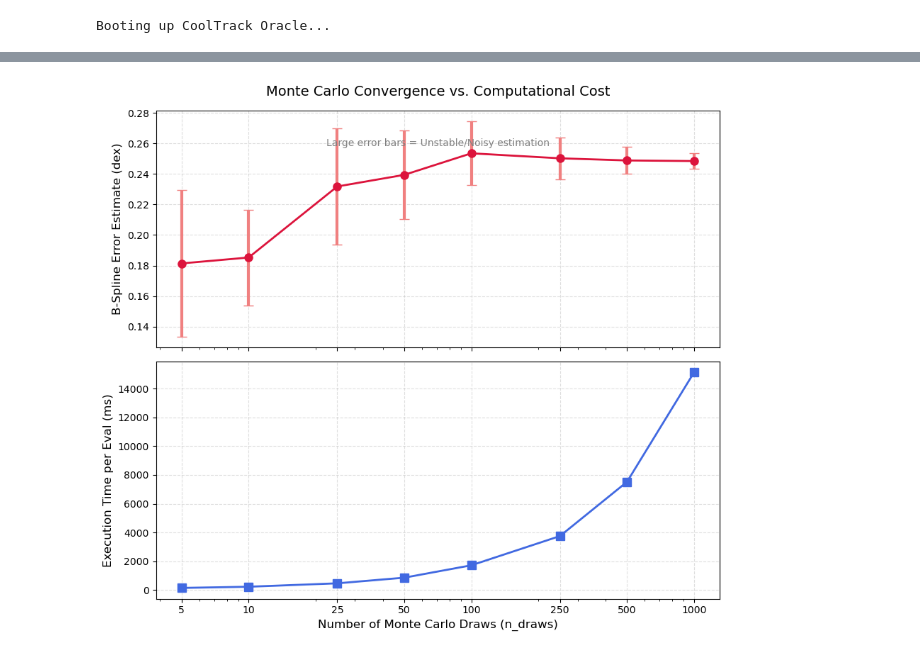
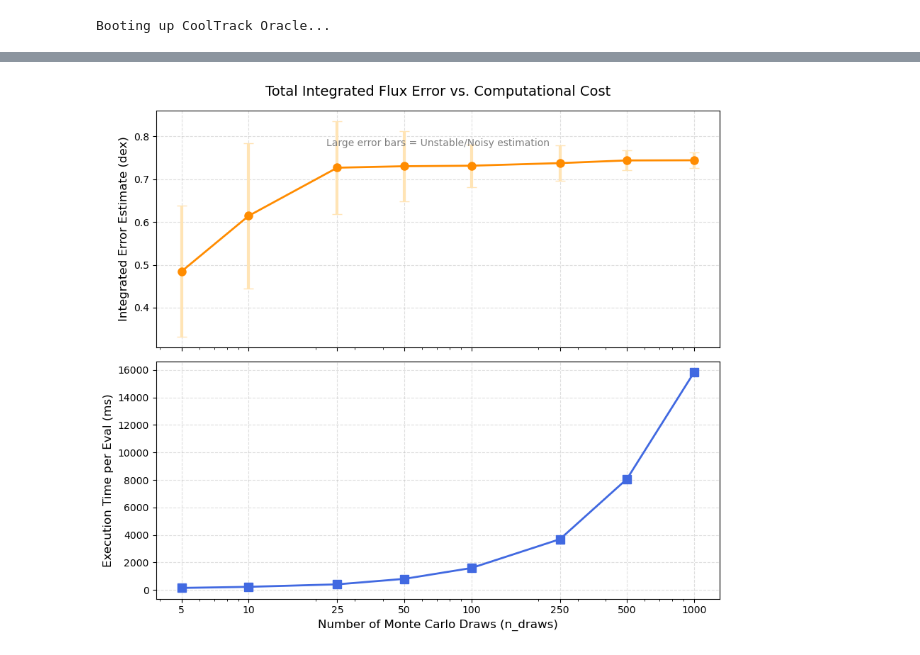
Before and after one commit to ChristianSWilkinson/cooltrack, a Jupyter notebook: notebooks/detection_maps.ipynb, the cells around one changed output, grey strips where cells are left out. Drawn from its saved outputs; the diff is of its cells as text; code cells hidden in the pictures.

```diff
--- a/notebooks/detection_maps.ipynb
+++ b/notebooks/detection_maps.ipynb
@@ -85,34 +105,48 @@ OBSERVED_BAND = 'log_Keck/NIRC2.J'
 # ==========================================
 # 2. Run the Convergence Experiment
 # ==========================================
-# The different amounts of Monte Carlo draws we want to test
 draw_counts = [5, 10, 25, 50, 100, 250, 500, 1000]
-n_trials = 20  # Run each setting 20 times to measure how much the error fluctuates
+n_trials = 20
 
 mean_errors = []
 std_of_errors = []
 avg_times_ms = []
 
-print(f"\nEvaluating stability across {n_trials} trials per setting...")
-print("-" * 65)
-print(f"{'n_draws':<10} | {'Estimated Error (dex)':<25} | {'Avg Time (ms)':<15}")
-print("-" * 65)
+print(f"\nEvaluating Integrated Flux stability across {n_trials} trials per setting...")
+print("-" * 68)
+print(f"{'n_draws':<10} | {'Integrated Error (dex)':<25} | {'Avg Time (ms)':<15}")
+print("-" * 68)
 
 for nd in draw_counts:
     trial_errors = []
     start_time = time.time()
 
-    # Run the Oracle 20 times to see if the error estimate is stable
     for _ in range(n_trials):
         results = oracle.predict(planet_params, TARGET_AGE_YR, n_draws=nd)
 
-        # Calculate the 1-sigma B-spline error for this run
-        upper = results.get(f"{OBSERVED_BAND}_upper", 0.0)
-        lower = results.get(f"{OBSERVED_BAND}_lower", 0.0)
+        # 1. Extract Surface Flux Bounds
+        f_up = results.get(f"{OBSERVED_BAND}_upper", np.nan)
+        f_low = results.get(f"{OBSERVED_BAND}_lower", np.nan)
 
-        # Avoid zero division if band is missing
-        if upper != 0.0 and lower != 0.0:
-            trial_errors.append((upper - lower) / 2.0)
+        # 2. Extract Radius Bounds
+        r_up = results.get("Req_Rj_upper", np.nan)
+        r_low = results.get("Req_Rj_lower", np.nan)
+
+        if not np.isnan(f_up) and not np.isnan(r_up):
+            # Calculate surface flux error
+            flux_err = (f_up - f_low) / 2.0
+
+            # Convert linear radius bounds to log10 space
+            log_r_up = np.log10(r_up)
+            log_r_low = np.log10(r_low)
+
+            # Calculate radius error and scale by 2 (because Area ~ R^2)
+            log_rad_err = (log_r_up - log_r_low) / 2.0
+            rad_contribution_err = 2.0 * log_rad_err
+
+            # Combine independent errors in quadrature
+            total_integrated_err = np.sqrt(flux_err**2 + rad_contribution_err**2)
+            trial_errors.append(total_integrated_err)
         else:
             trial_errors.append(0.0)
 
@@ -122,7 +156,7 @@ for nd in draw_counts:
 
     # Calculate statistics
     mean_err = np.mean(trial_errors)
-    std_err = np.std(trial_errors) # This is the "noise" in our error estimation
+    std_err = np.std(trial_errors)
 
     mean_errors.append(mean_err)
     std_of_errors.append(std_err)
@@ -138,13 +172,12 @@ std_of_errors = np.array(std_of_errors)
 
 fig, (ax1, ax2) = plt.subplots(2, 1, figsize=(9, 8), sharex=True)
 
-# --- Top Panel: Error Stability ---
-ax1.errorbar(draw_counts, mean_errors, yerr=std_of_errors, fmt='-o', color='crimson',
-             ecolor='lightcoral', elinewidth=3, capsize=5, lw=2, markersize=8)
-ax1.set_ylabel('B-Spline Error Estimate (dex)', fontsize=12)
-ax1.set_title('Monte Carlo Convergence vs. Computational Cost', fontsize=14, pad=15)
+# --- Top Panel: Total Error Stability ---
+ax1.errorbar(draw_counts, mean_errors, yerr=std_of_errors, fmt='-o', color='darkorange',
+             ecolor='moccasin', elinewidth=3, capsize=5, lw=2, markersize=8)
+ax1.set_ylabel('Integrated Error Estimate (dex)', fontsize=12)
+ax1.set_title('Total Integrated Flux Error vs. Computational Cost', fontsize=14, pad=15)
 ax1.grid(True, alpha=0.4, linestyle='--')
-# Annotate what the error bars mean
 ax1.text(0.5, 0.85, "Large error bars = Unstable/Noisy estimation",
          transform=ax1.transAxes, fontsize=10, color='gray', ha='center')
 
@@ -152,7 +185,7 @@ ax1.text(0.5, 0.85, "Large error bars = Unstable/Noisy estimation",
 ax2.plot(draw_counts, avg_times_ms, '-s', color='royalblue', lw=2, markersize=8)
 ax2.set_ylabel('Execution Time per Eval (ms)', fontsize=12)
 ax2.set_xlabel('Number of Monte Carlo Draws (n_draws)', fontsize=12)
-ax2.set_xscale('log') # Log scale is best for viewing the jump from 5 to 1000
+ax2.set_xscale('log')
 ax2.set_xticks(draw_counts)
 ax2.set_xticklabels(draw_counts)
 ax2.grid(True, alpha=0.4, linestyle='--')
@@ -177,4 +210,4 @@ n_draws    | Estimated Error (dex)     | Avg Time (ms)
-[figure, old version]
+[figure, new version]
 # %%
 # --- RUN THIS ENTIRE BLOCK IN ONE JUPYTER CELL ---
 %matplotlib inline
```
Also changed, not shown: parts of 22 cells of this notebook, 12 other files.
